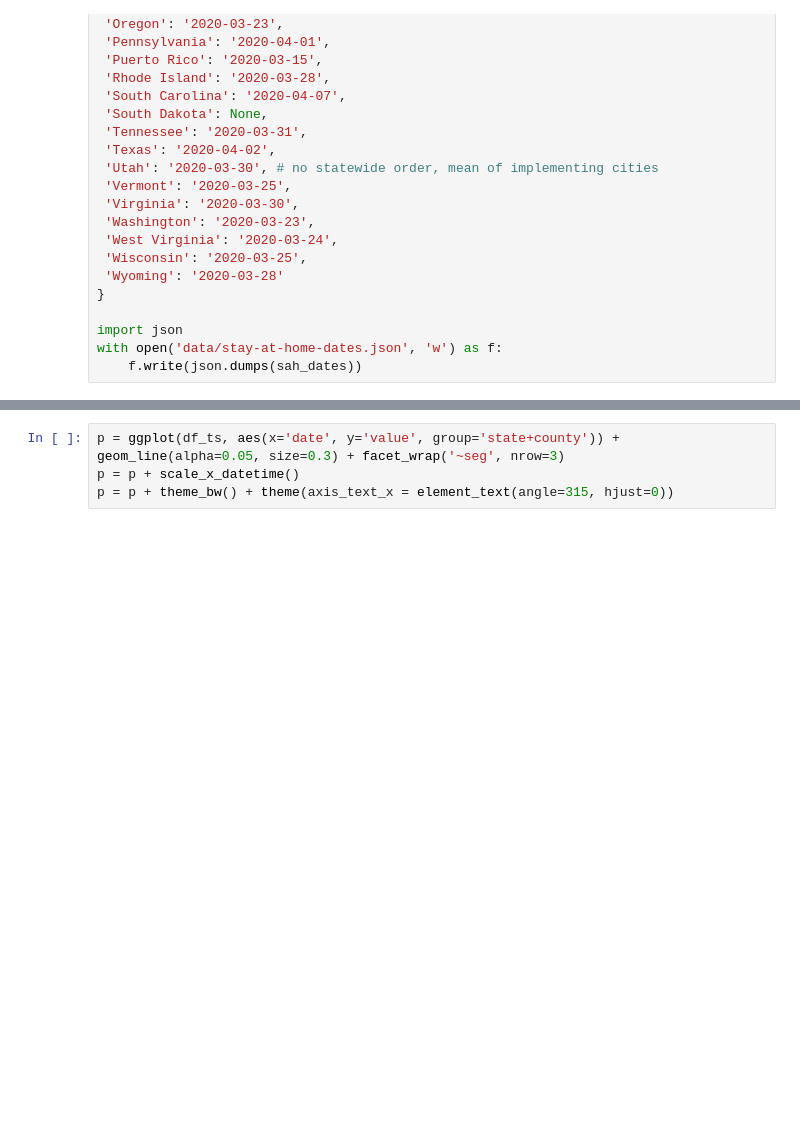
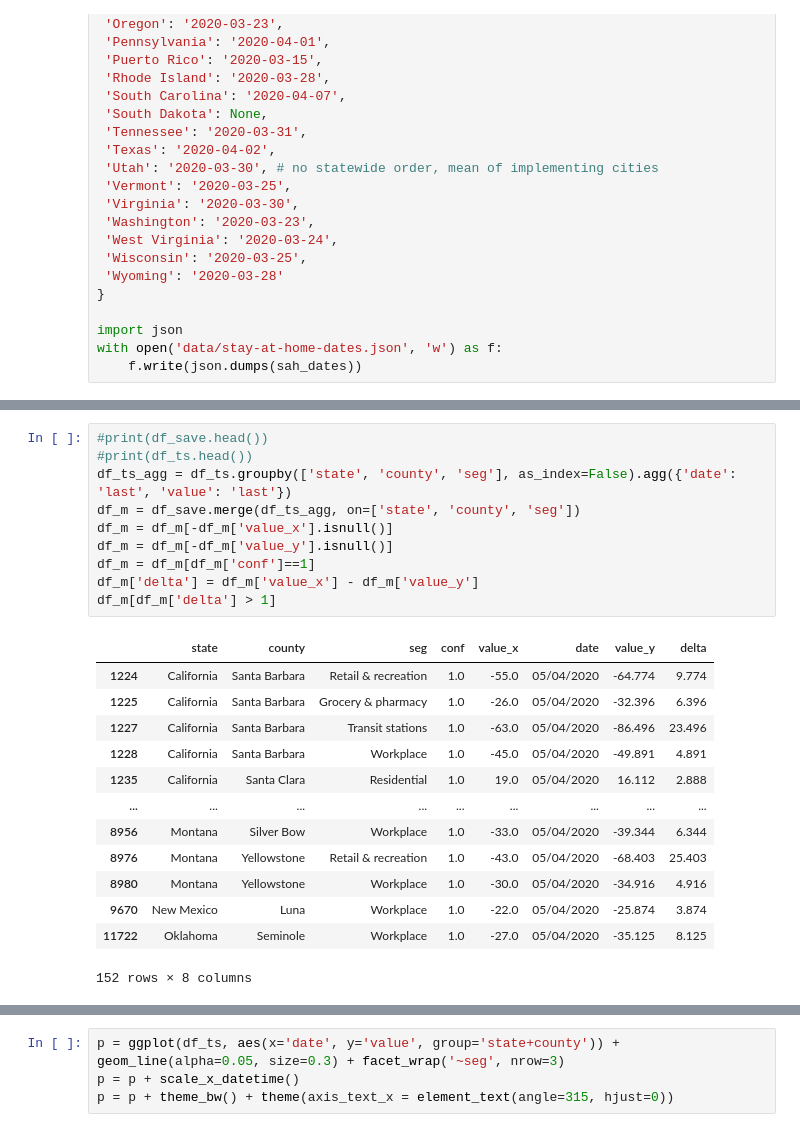
Before and after one commit to jwhendy/covid19, a Jupyter notebook: data_processing.ipynb, the cells around one changed output, grey strips where cells are left out. Cells and saved outputs as stored; diff of their text form; blank space fills up the shorter version.

```diff
--- a/data_processing.ipynb
+++ b/data_processing.ipynb
@@ -278,0 +301,24 @@ with open('data/stay-at-home-dates.json', 'w') as f:
+# %%
+#print(df_save.head())
+#print(df_ts.head())
+df_ts_agg = df_ts.groupby(['state', 'county', 'seg'], as_index=False).agg({'date': 'last', 'value': 'last'})
+df_m = df_save.merge(df_ts_agg, on=['state', 'county', 'seg'])
+df_m = df_m[-df_m['value_x'].isnull()]
+df_m = df_m[-df_m['value_y'].isnull()]
+df_m = df_m[df_m['conf']==1]
+df_m['delta'] = df_m['value_x'] - df_m['value_y']
+df_m[df_m['delta'] > 1]
+# %% [output]
+|  | state | county | seg | conf | value_x | date | value_y | delta |
+| 1224 | California | Santa Barbara | Retail & recreation | 1.0 | -55.0 | 05/04/2020 | -64.774 | 9.774 |
+| 1225 | California | Santa Barbara | Grocery & pharmacy | 1.0 | -26.0 | 05/04/2020 | -32.396 | 6.396 |
+| 1227 | California | Santa Barbara | Transit stations | 1.0 | -63.0 | 05/04/2020 | -86.496 | 23.496 |
+| 1228 | California | Santa Barbara | Workplace | 1.0 | -45.0 | 05/04/2020 | -49.891 | 4.891 |
+| 1235 | California | Santa Clara | Residential | 1.0 | 19.0 | 05/04/2020 | 16.112 | 2.888 |
+| ... | ... | ... | ... | ... | ... | ... | ... | ... |
+| 8956 | Montana | Silver Bow | Workplace | 1.0 | -33.0 | 05/04/2020 | -39.344 | 6.344 |
+| 8976 | Montana | Yellowstone | Retail & recreation | 1.0 | -43.0 | 05/04/2020 | -68.403 | 25.403 |
+| 8980 | Montana | Yellowstone | Workplace | 1.0 | -30.0 | 05/04/2020 | -34.916 | 4.916 |
+| 9670 | New Mexico | Luna | Workplace | 1.0 | -22.0 | 05/04/2020 | -25.874 | 3.874 |
+| 11722 | Oklahoma | Seminole | Workplace | 1.0 | -27.0 | 05/04/2020 | -35.125 | 8.125 |
+152 rows × 8 columns
```
Also changed, not shown: parts of 7 cells of this notebook, 6 other files.
